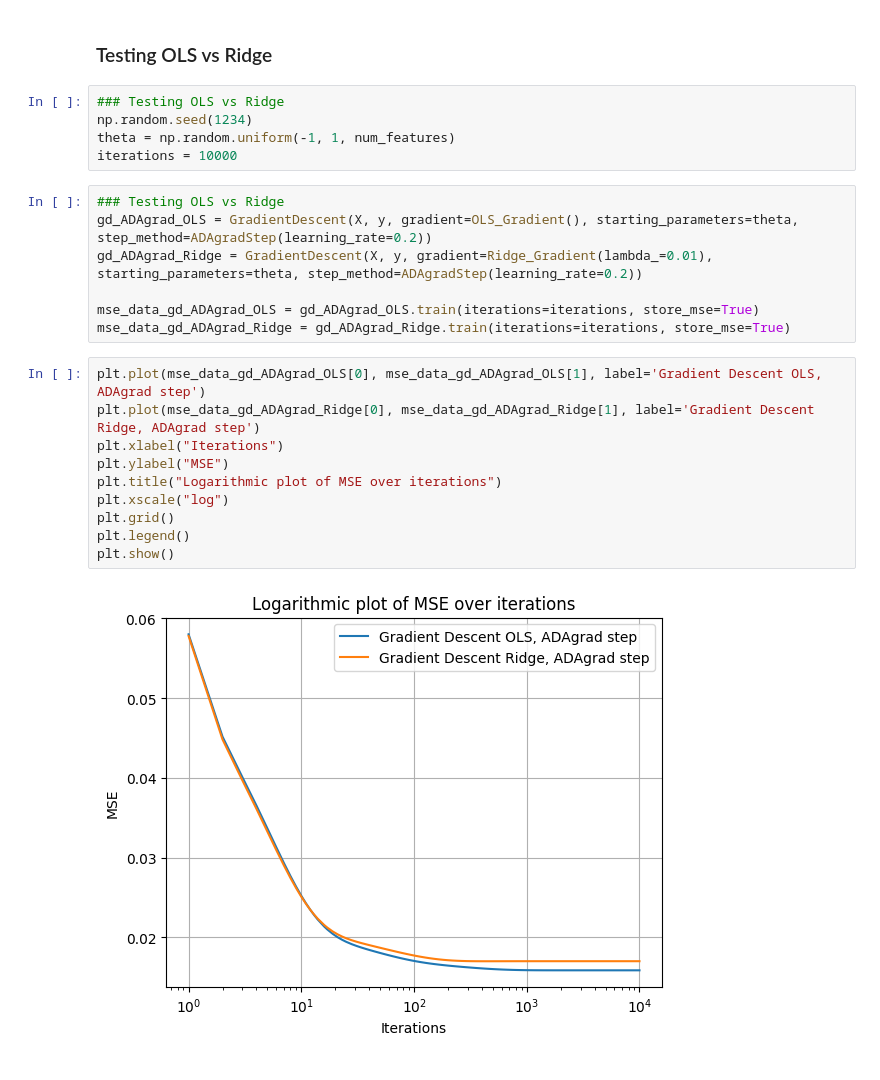
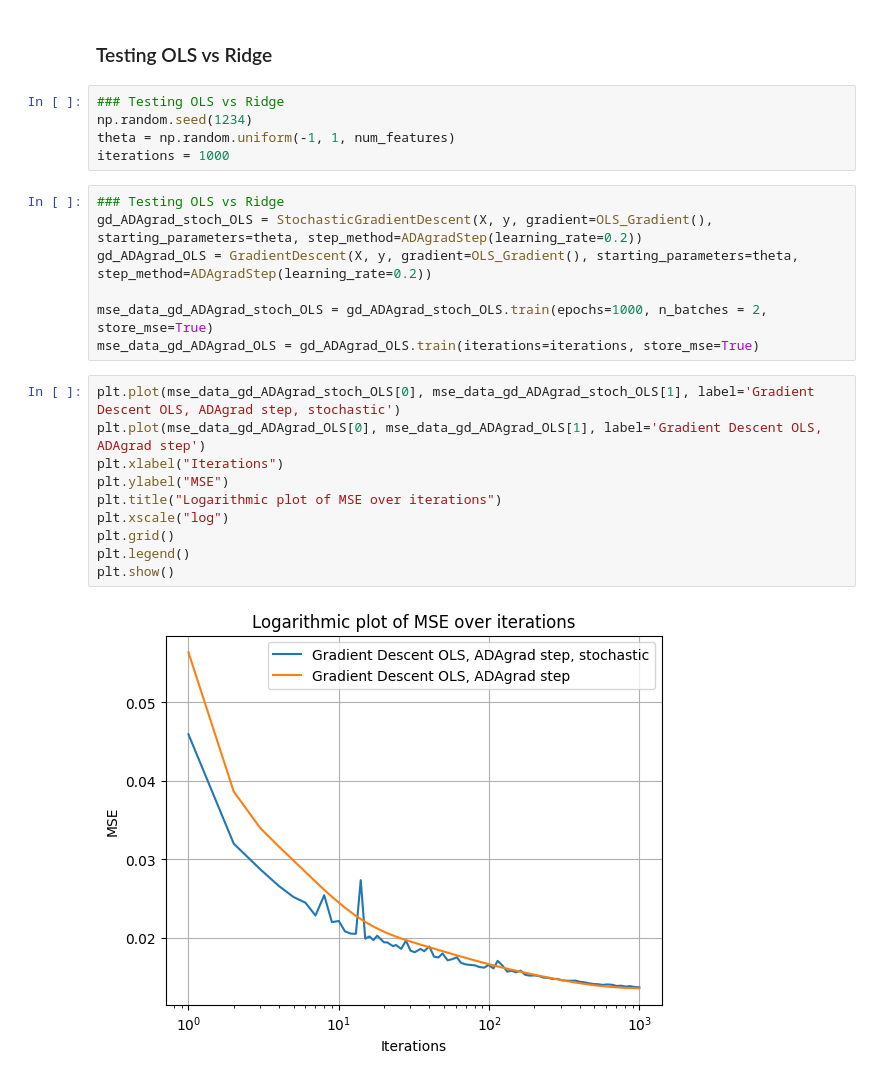
Before and after one commit to HeineEH/FYS-STK3155-4155_Project1, a Jupyter notebook: code/gradient_descent_class.ipynb, the cells around one changed output. Drawn from its saved outputs; the diff is of its cells as text.

Commit message:
Included stochastic gradient descent (without replacement)

```diff
--- a/code/gradient_descent_class.ipynb
+++ b/code/gradient_descent_class.ipynb
@@ -82,23 +85,23 @@ plt.show()
 ### Testing OLS vs Ridge
 np.random.seed(1234)
 theta = np.random.uniform(-1, 1, num_features)
-iterations = 10000
+iterations = 1000
 # %%
 ### Testing OLS vs Ridge
+gd_ADAgrad_stoch_OLS = StochasticGradientDescent(X, y, gradient=OLS_Gradient(), starting_parameters=theta, step_method=ADAgradStep(learning_rate=0.2))
 gd_ADAgrad_OLS = GradientDescent(X, y, gradient=OLS_Gradient(), starting_parameters=theta, step_method=ADAgradStep(learning_rate=0.2))
-gd_ADAgrad_Ridge = GradientDescent(X, y, gradient=Ridge_Gradient(lambda_=0.01), starting_parameters=theta, step_method=ADAgradStep(learning_rate=0.2))
 
+mse_data_gd_ADAgrad_stoch_OLS = gd_ADAgrad_stoch_OLS.train(epochs=1000, n_batches = 2, store_mse=True)
 mse_data_gd_ADAgrad_OLS = gd_ADAgrad_OLS.train(iterations=iterations, store_mse=True)
-mse_data_gd_ADAgrad_Ridge = gd_ADAgrad_Ridge.train(iterations=iterations, store_mse=True)
 # %%
+plt.plot(mse_data_gd_ADAgrad_stoch_OLS[0], mse_data_gd_ADAgrad_stoch_OLS[1], label='Gradient Descent OLS, ADAgrad step, stochastic')
 plt.plot(mse_data_gd_ADAgrad_OLS[0], mse_data_gd_ADAgrad_OLS[1], label='Gradient Descent OLS, ADAgrad step')
-plt.plot(mse_data_gd_ADAgrad_Ridge[0], mse_data_gd_ADAgrad_Ridge[1], label='Gradient Descent Ridge, ADAgrad step')
 plt.xlabel("Iterations")
 plt.ylabel("MSE")
 plt.title("Logarithmic plot of MSE over iterations")
 plt.xscale("log")
 plt.grid()
 plt.legend()
 plt.show()
 # %% [output]
-[figure, old version]
+[figure, new version]
```
Also changed, not shown: parts of 3 cells of this notebook, 3 other files.
